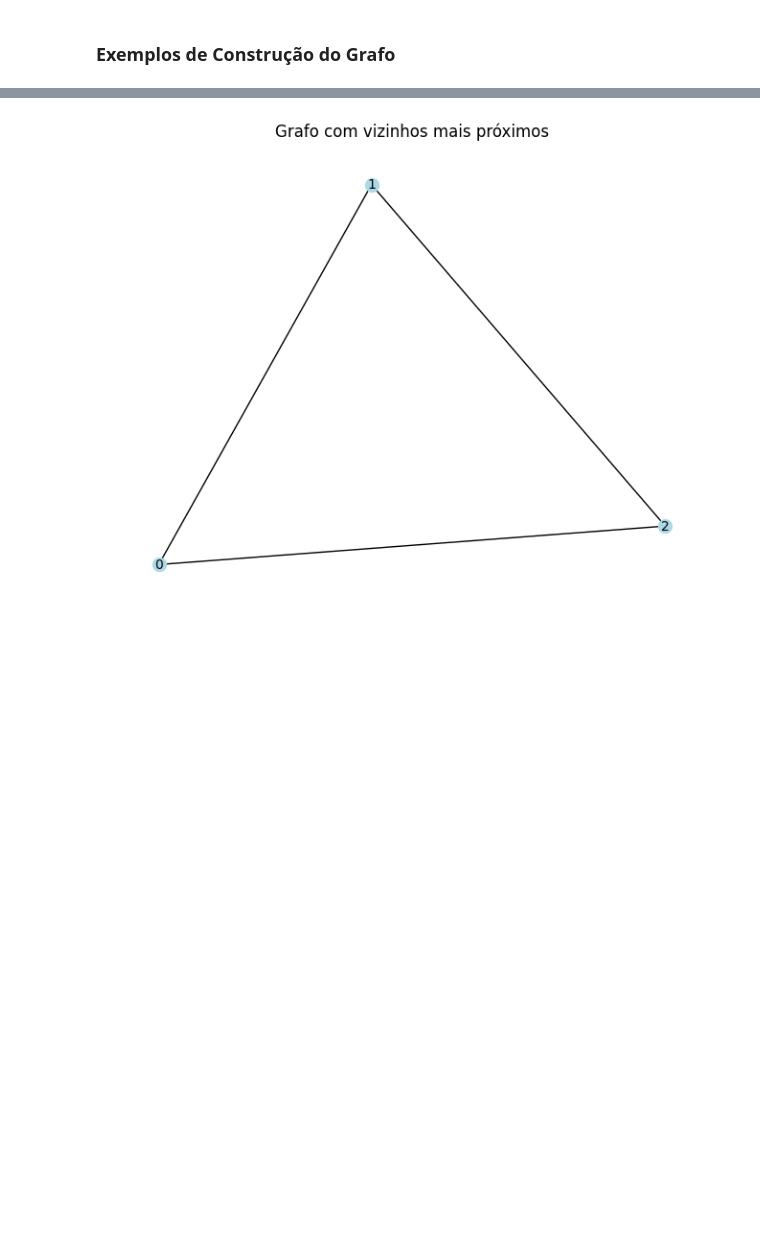
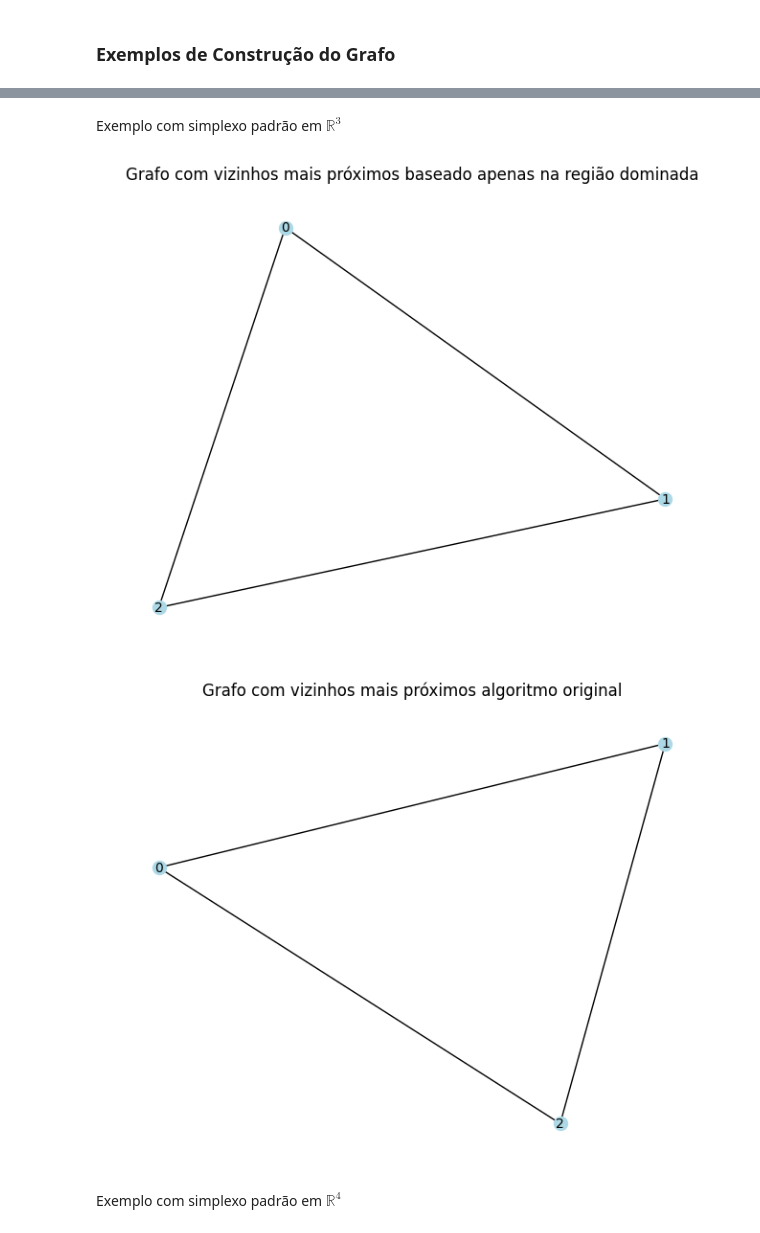
Before and after one commit to JunioCesarFerreira/NSGA-Studies, a Jupyter notebook: notebooks/evaluation/topological-analysis.ipynb, the cells around one changed output, grey strips where cells are left out. Cells and saved outputs as stored; diff of their text form; code cells hidden in the pictures; blank space fills up the shorter version.

```diff
--- a/notebooks/evaluation/topological-analysis.ipynb
+++ b/notebooks/evaluation/topological-analysis.ipynb
@@ -208,7 +326,7 @@ plot_2d_intersection(ex[1], ref, ex[1], ex[2], intersect2)
 # %%
 import networkx as nx
 
-def build_graph(points: list[tuple], ref_point: tuple) -> nx.Graph:
+def build_graph(points: list[tuple], ref_point: tuple, base_point: tuple = None) -> nx.Graph:
     G = nx.Graph()
 
     # Adiciona os vértices
@@ -223,9 +341,13 @@ def build_graph(points: list[tuple], ref_point: tuple) -> nx.Graph:
             for k, r in enumerate(points):
                 if np.array_equal(r, p) or np.array_equal(r, q):
                     continue
-                if check_intersection(r, ref_point, p, q):
+                if segment_intersects_parallelepiped(r, ref_point, p, q):
                     add = False
                     break
+                if base_point is not None:
+                    if segment_intersects_parallelepiped(r, base_point, p, q):
+                        add = False
+                        break
             if add:
                 G.add_edge(i,j)
     return G
@@ -267,20 +445,33 @@ plt.show()
+# %% [markdown]
+Exemplo com simplexo padrão em $\mathbb{R}^3$
 # %%
+import matplotlib.pyplot as plt
+
 ex = np.array([
     [1, 0, 0],
     [0, 1, 0],
     [0, 0, 1]
 ])
 ref = [1, 1, 1]
+base = [0, 0, 0]
 
 graph = build_graph(ex, ref)
 
-# Exibir a posição dos pontos (nos do grafo)
 pos = nx.spring_layout(graph)
 
-# Visualizar o grafo
-import matplotlib.pyplot as plt
 nx.draw(graph, pos, with_labels=True, node_color='lightblue', node_size=100, font_size=10)
-plt.title("Grafo com vizinhos mais próximos")
+plt.title("Grafo com vizinhos mais próximos baseado apenas na região dominada")
 plt.show()
+
+graph = build_graph(ex, ref, base)
+
+pos = nx.spring_layout(graph)
+
+nx.draw(graph, pos, with_labels=True, node_color='lightblue', node_size=100, font_size=10)
+plt.title("Grafo com vizinhos mais próximos algoritmo original")
+plt.show()
 # %% [output]
-[figure, old version]
+[figure, new version]
+[figure, added]
+# %% [markdown]
+Exemplo com simplexo padrão em $\mathbb{R}^4$
```
Also changed, not shown: parts of 21 cells of this notebook.
